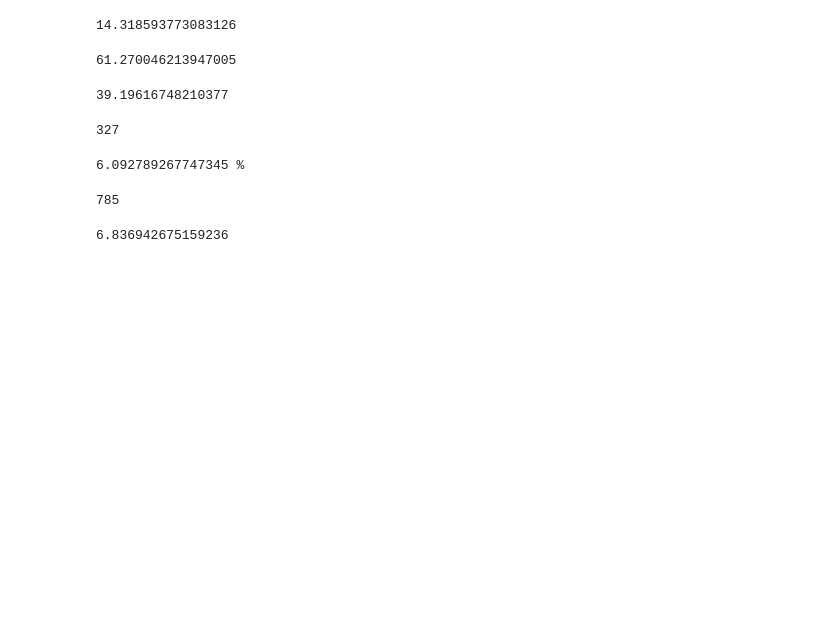
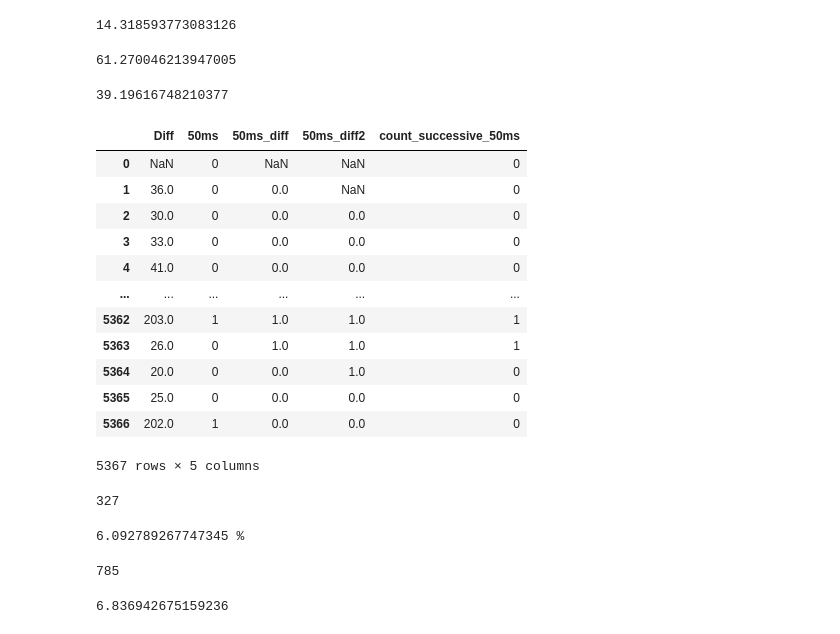
Before and after one commit to Jackfn96/3DS, a Jupyter notebook: notebooks/HRV features creation.ipynb, the cells around one changed output. Saved outputs shown, nothing was run; the diff lists cells and outputs as text; code cells hidden in the pictures; blank space fills up the shorter version.

```diff
--- a/notebooks/HRV features creation.ipynb
+++ b/notebooks/HRV features creation.ipynb
@@ -140,3 +140,20 @@ def list_dataframes(files_df, dict_hrv_files):
         index += 1
 
     return df_list
+# %%
+df_list = []
+index = 0
+
+for sensor_list in dict_hrv_files['sensors_list']:
+    for sensor in sensor_list:
+        file_id = list(files_df[files_df.name == sensor].id)[0]
+        print(file_id)
+#         file = drive.download(file_id)
+        df = pd.read_csv(file, sep=";", header=None, names=dict_hrv_files['headers_type'][index])
+        df['file_name'] = sensor
+        if sensor.find('garmin') != -1:
+            df['Garmin'] = 1
+        else:
+            df['Garmin'] = 0
+        df_list.append(df)
+    index += 1
@@ -374,4 +436,20 @@ df_diff['50ms_diff'] = df_diff['50ms'].shift(1)
 df_diff['50ms_diff2'] = df_diff['50ms'].shift(2)
 # %%
 df_diff['count_successive_50ms'] = (((df_diff['50ms'] == 1) & (df_diff['50ms_diff'] == 1)) | ((df_diff['50ms'] == 0) & (df_diff['50ms_diff'] == 1) & (df_diff['50ms_diff2'] == 1))) * 1
+# %%
+df_diff
+# %% [output]
+|  | Diff | 50ms | 50ms_diff | 50ms_diff2 | count_successive_50ms |
+| 0 | NaN | 0 | NaN | NaN | 0 |
+| 1 | 36.0 | 0 | 0.0 | NaN | 0 |
+| 2 | 30.0 | 0 | 0.0 | 0.0 | 0 |
+| 3 | 33.0 | 0 | 0.0 | 0.0 | 0 |
+| 4 | 41.0 | 0 | 0.0 | 0.0 | 0 |
+| ... | ... | ... | ... | ... | ... |
+| 5362 | 203.0 | 1 | 1.0 | 1.0 | 1 |
+| 5363 | 26.0 | 0 | 1.0 | 1.0 | 1 |
+| 5364 | 20.0 | 0 | 0.0 | 1.0 | 0 |
+| 5365 | 25.0 | 0 | 0.0 | 0.0 | 0 |
+| 5366 | 202.0 | 1 | 0.0 | 0.0 | 0 |
+5367 rows × 5 columns
 # %%
```
Also changed, not shown: parts of 13 cells of this notebook, 6 other files.
